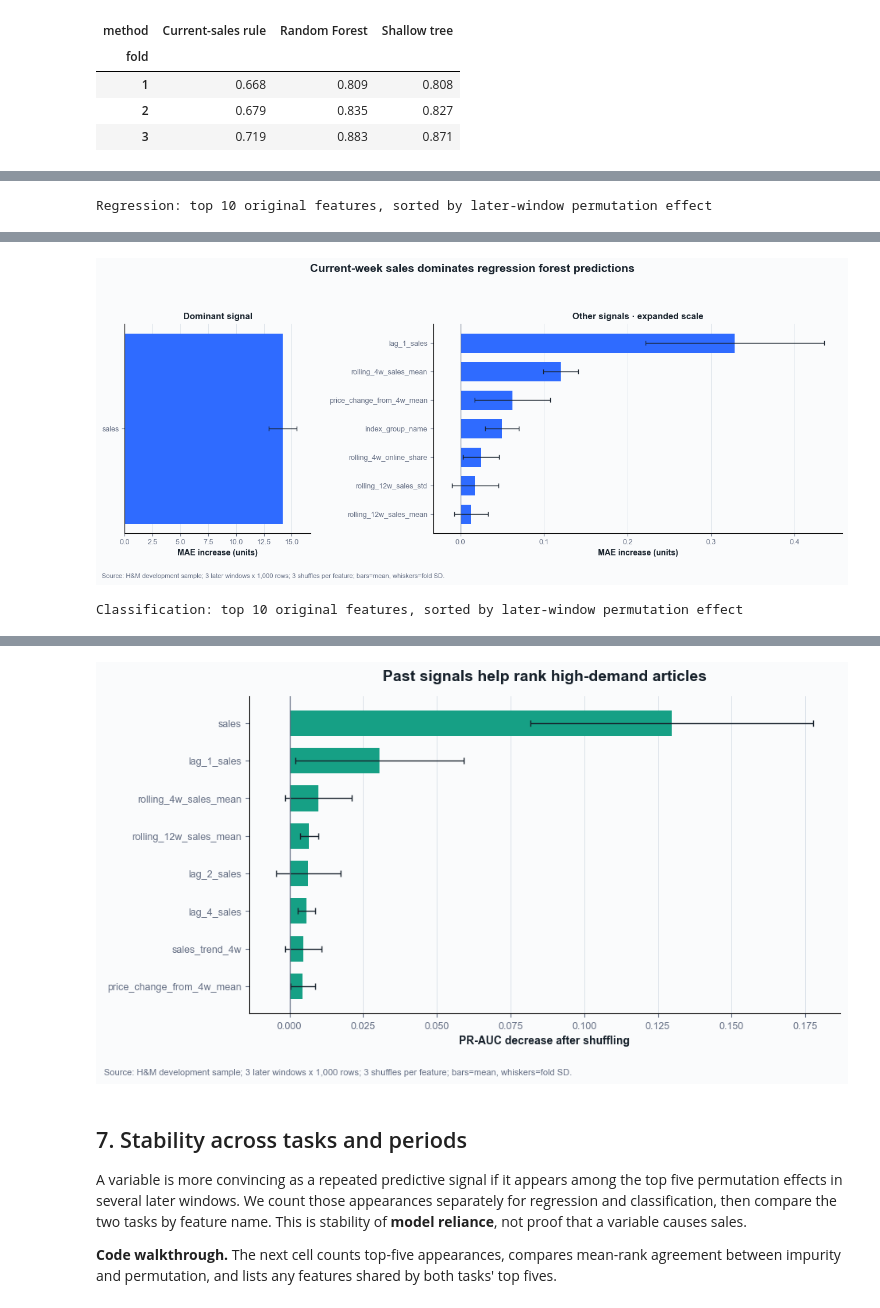
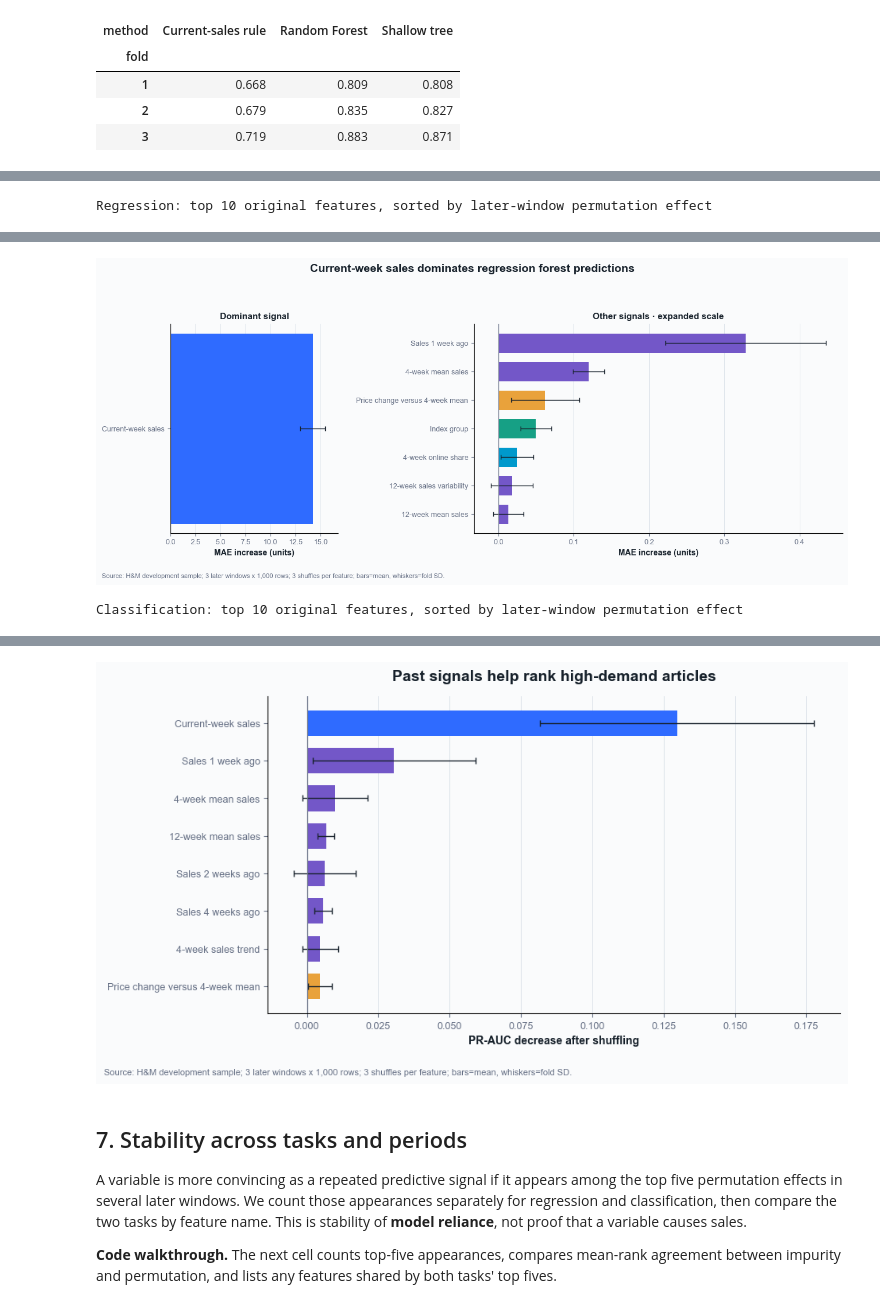
Before and after one commit to ML-ENI/fashion-demand-ml, a Jupyter notebook: notebooks/08_tree_rf_feature_importance.ipynb, the cells around one changed output, grey strips where cells are left out. Drawn from its saved outputs; the diff is of its cells as text; code cells hidden in the pictures.

```diff
--- a/notebooks/08_tree_rf_feature_importance.ipynb
+++ b/notebooks/08_tree_rf_feature_importance.ipynb
@@ -441,7 +496,16 @@ for task in ["Regression", "Classification"]:
     table = table.sort_values("permutation_mean", ascending=False)
     importance_summaries[task] = table
     print(f"{task}: top 10 original features, sorted by later-window permutation effect")
-    display(table.head(10).round(4))
+    presentation = table.head(10).rename(index=feature_label).rename(columns={
+        "impurity_mean": "Impurity share (mean)",
+        "impurity_fold_sd": "Impurity share (fold SD)",
+        "permutation_mean": "Permutation effect (mean)",
+        "permutation_fold_sd": "Permutation effect (fold SD)",
+        "impurity_rank": "Impurity rank",
+        "permutation_rank": "Permutation rank",
+    })
+    presentation.index.name = "Feature"
+    display(presentation.round(4))
     if task == "Regression":
         # One feature is over 40 times stronger than the next; separate scales
         # show both its dominance and the smaller nonzero effects honestly.
@@ -450,15 +514,16 @@ for task in ["Regression", "Classification"]:
         others = table.drop(index="sales").head(7).sort_values("permutation_mean")
         fig, (ax_sales, ax_others) = plt.subplots(
             1, 2, figsize=(13, 5.6), gridspec_kw={"width_ratios": [1, 2.2]})
-        ax_sales.barh(["sales"], [dominant["permutation_mean"]], color=BLUE, height=0.5)
-        ax_sales.errorbar([dominant["permutation_mean"]], ["sales"],
+        ax_sales.barh([feature_label("sales")], [dominant["permutation_mean"]], color=feature_color("sales"), height=0.5)
+        ax_sales.errorbar([dominant["permutation_mean"]], [feature_label("sales")],
                           xerr=[dominant["permutation_fold_sd"]], fmt="none",
                           ecolor=INK, elinewidth=1, capsize=3)
         ax_sales.set_xlim(0, dominant["permutation_mean"] +
                           2 * dominant["permutation_fold_sd"])
         ax_sales.set_title("Dominant signal", fontsize=11, fontweight="bold")
-        ax_others.barh(others.index, others["permutation_mean"], color=BLUE, height=0.68)
-        ax_others.errorbar(others["permutation_mean"], others.index,
+        ax_others.barh([feature_label(name) for name in others.index], others["permutation_mean"],
+                       color=[feature_color(name) for name in others.index], height=0.68)
+        ax_others.errorbar(others["permutation_mean"], [feature_label(name) for name in others.index],
                            xerr=others["permutation_fold_sd"], fmt="none",
                            ecolor=INK, elinewidth=1, capsize=3)
         ax_others.set_title("Other signals · expanded scale", fontsize=11,
@@ -476,8 +541,9 @@ for task in ["Regression", "Classification"]:
     else:
         top = table.head(8).sort_values("permutation_mean")
         fig, ax = plt.subplots(figsize=(9.5, 5.6))
-        ax.barh(top.index, top["permutation_mean"], color=TEAL, height=0.68)
-        ax.errorbar(top["permutation_mean"], top.index,
+        ax.barh([feature_label(name) for name in top.index], top["permutation_mean"],
+                color=[feature_color(name) for name in top.index], height=0.68)
+        ax.errorbar(top["permutation_mean"], [feature_label(name) for name in top.index],
                     xerr=top["permutation_fold_sd"], fmt="none",
                     ecolor=INK, elinewidth=1, capsize=3)
         ax.axvline(0, color=MUTED, linewidth=0.9)
@@ -510,2 +576,2 @@ Regression: top 10 original features, sorted by later-window permutation effect
-[figure, old version]
+[figure, new version]
 Classification: top 10 original features, sorted by later-window permutation effect
@@ -524,4 +590,4 @@ Classification: top 10 original features, sorted by later-window permutation eff
-[figure, old version]
+[figure, new version]
 # %% [markdown]
 ## 7. Stability across tasks and periods
 
```
Also changed, not shown: parts of 7 cells of this notebook, 9 other files.
